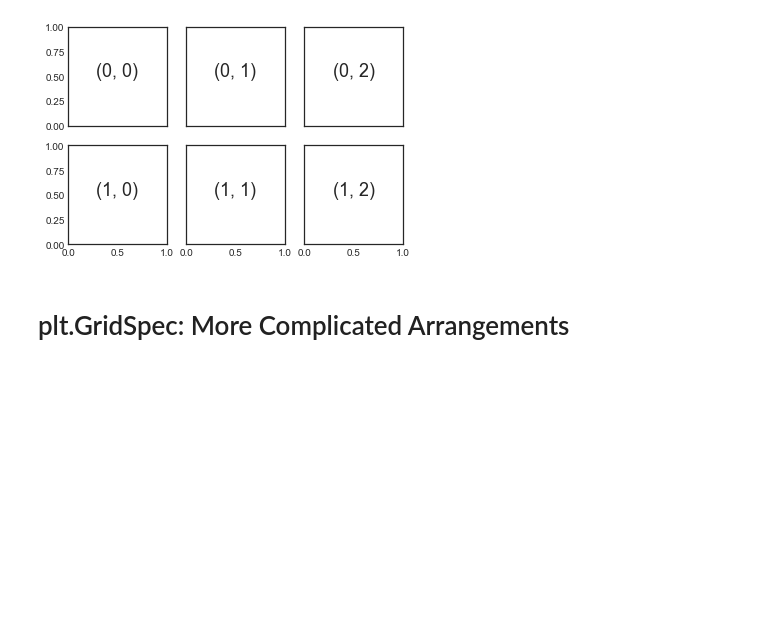
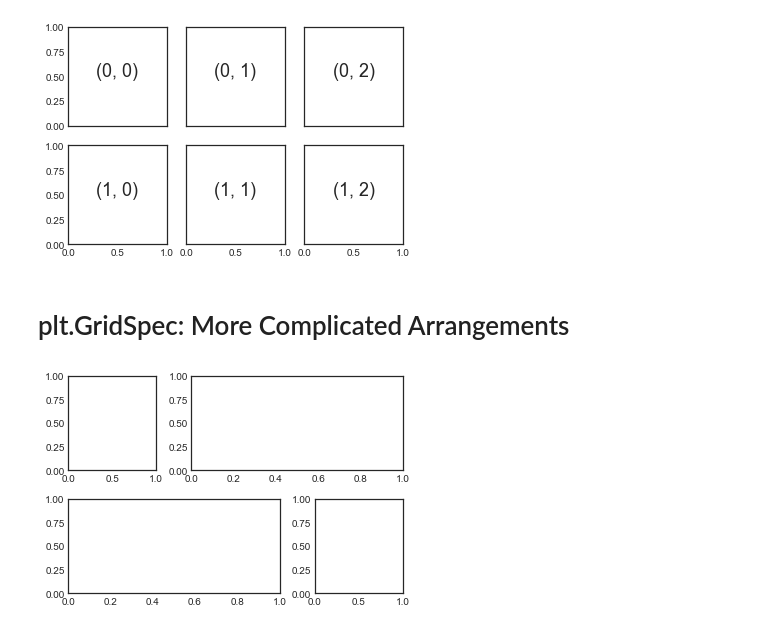
Before and after one commit to chenshanghao/Data_Science_Learning, a Jupyter notebook: Matplotlib Visualization/8 Multiple Subplots.ipynb, the cells around one changed output. Cells and saved outputs as stored; diff of their text form; code cells hidden in the pictures; blank space fills up the shorter version.

```diff
--- a/Matplotlib Visualization/8 Multiple Subplots.ipynb
+++ b/Matplotlib Visualization/8 Multiple Subplots.ipynb
@@ -56,3 +56,14 @@ for i in range(2):
 [figure]
 # %% [markdown]
 # plt.GridSpec: More Complicated Arrangements
+# %%
+# plt.GridSpec() simply a convenient interface that is recongized by the plt.subplot()
+grid = plt.GridSpec(2, 3, wspace=0.4, hspace=0.3)
+
+# specify subplot locations and extents using the familiar Python slicing syntax
+plt.subplot(grid[0, 0])
+plt.subplot(grid[0, 1:])
+plt.subplot(grid[1, :2])
+plt.subplot(grid[1,2]);
+# %% [output]
+[figure, added]
```
Also changed, not shown: parts of 2 cells of this notebook, 2 other files.
